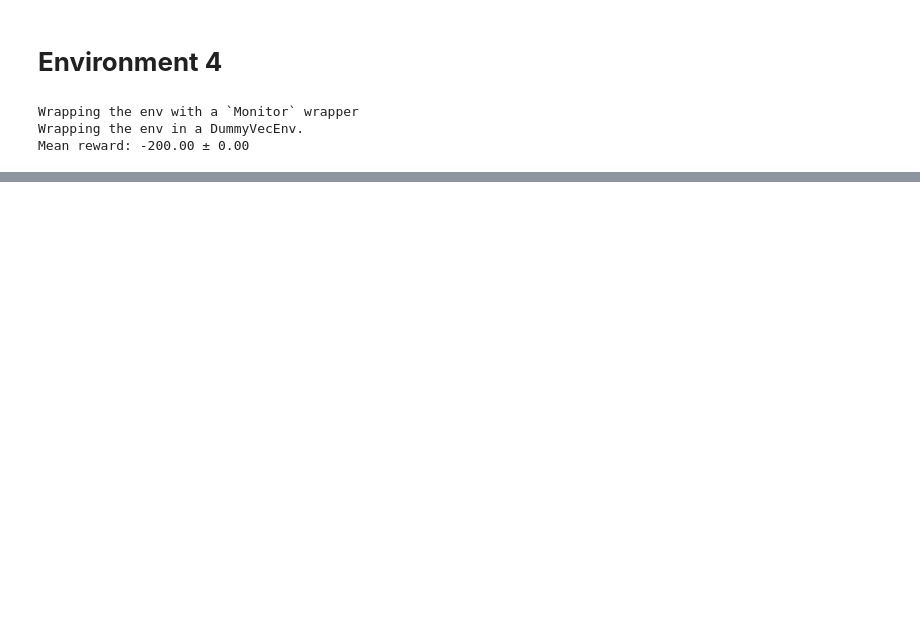
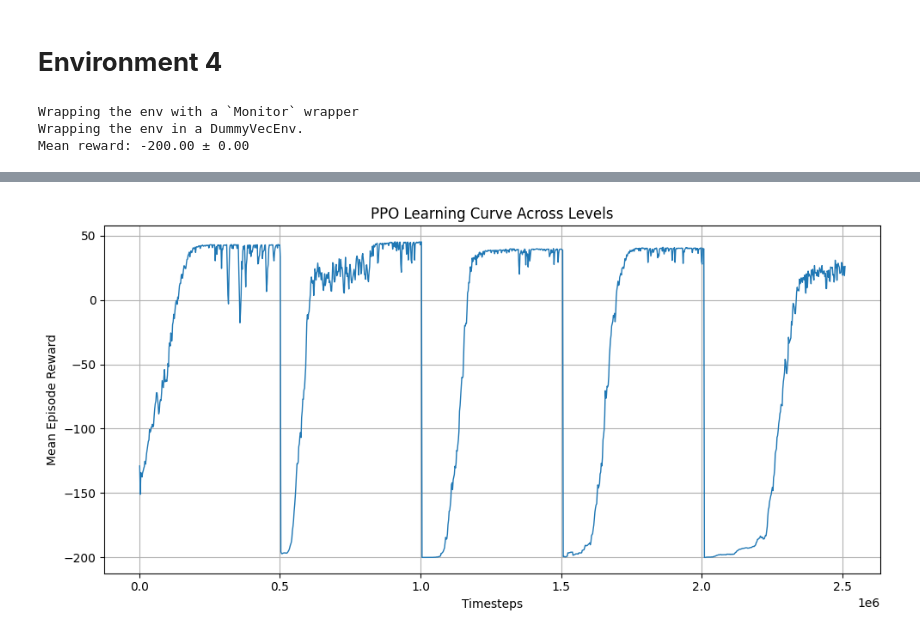
Before and after one commit to JoaoLucasMBC/Coverage-Path-Planning, a Jupyter notebook: ppo_mlp_test.ipynb, the cells around one changed output, grey strips where cells are left out. Drawn from its saved outputs; the diff is of its cells as text; code cells hidden in the pictures; blank space fills up the shorter version.

```diff
--- a/ppo_mlp_test.ipynb
+++ b/ppo_mlp_test.ipynb
@@ -627,0 +640,37 @@ Fine-tuned performance on level 3: -199.10 ± 3.30
+# %%
+log_dir = "logs/ppo/mlp/no_l2"
+
+run_dirs = sorted(
+    [d for d in os.listdir(log_dir) if d.startswith("coverage_")],
+    key=lambda x: int(x.split("lvl")[-1])
+)
+
+all_steps, all_rewards = [], []
+offset = 0
+
+
+for run in run_dirs:
+    path = os.path.join(log_dir, run, "PPO_1")
+    ea = EventAccumulator(path)
+    ea.Reload()
+    scalars = ea.Scalars("rollout/ep_rew_mean")
+    steps  = [e.step  for e in scalars]
+    rewards= [e.value for e in scalars]
+
+    shifted = [s + offset for s in steps]
+
+    all_steps  += shifted
+    all_rewards+= rewards
+
+    offset += max(steps)
+
+plt.figure(figsize=(10,5))
+plt.plot(all_steps, all_rewards, linewidth=1)
+plt.xlabel("Timesteps")
+plt.ylabel("Mean Episode Reward")
+plt.title("PPO Learning Curve Across Levels")
+plt.grid(True)
+plt.tight_layout()
+plt.show()
+# %% [output]
+[figure, added]
```
Also changed, not shown: parts of 17 cells of this notebook, 10 other files.
